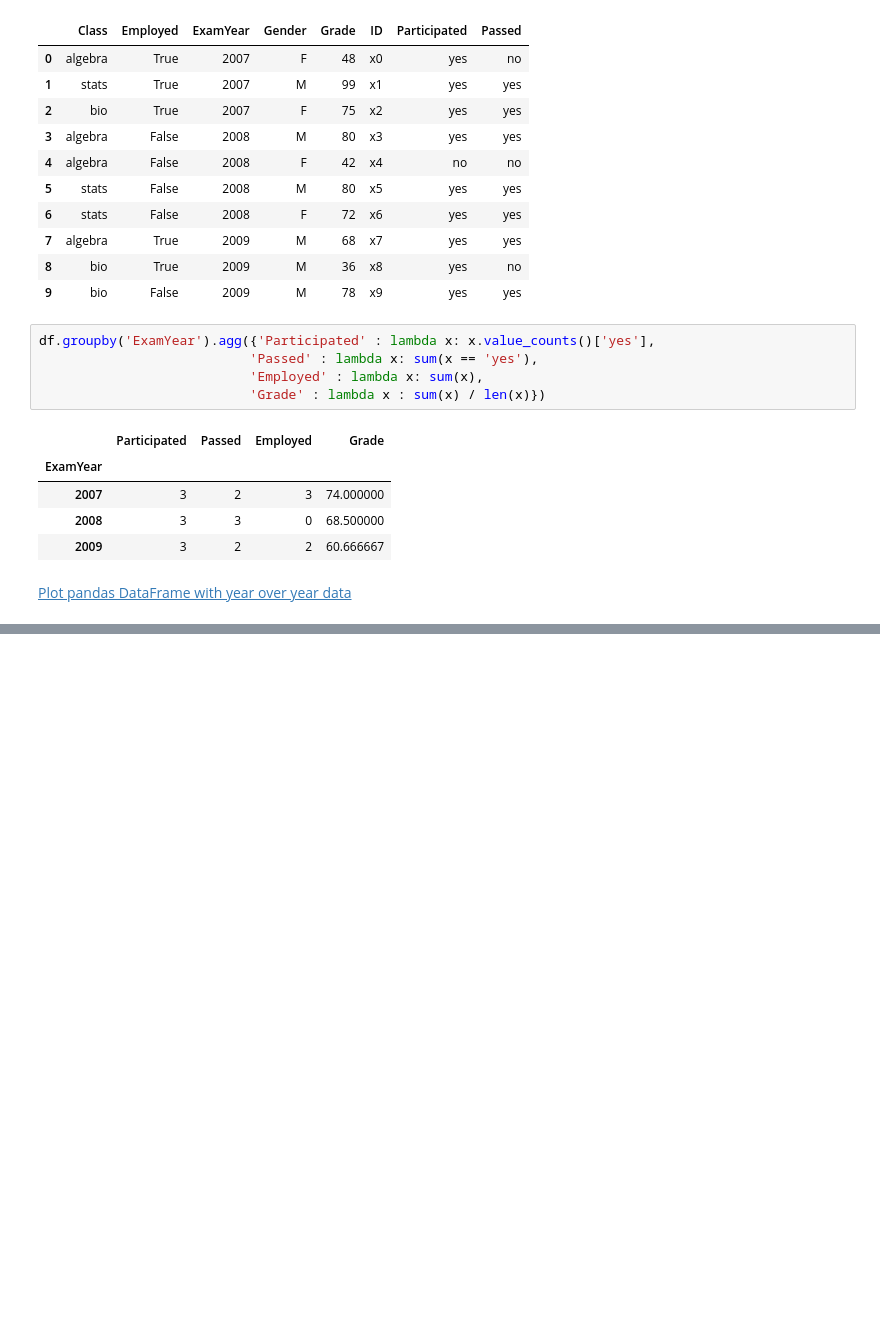
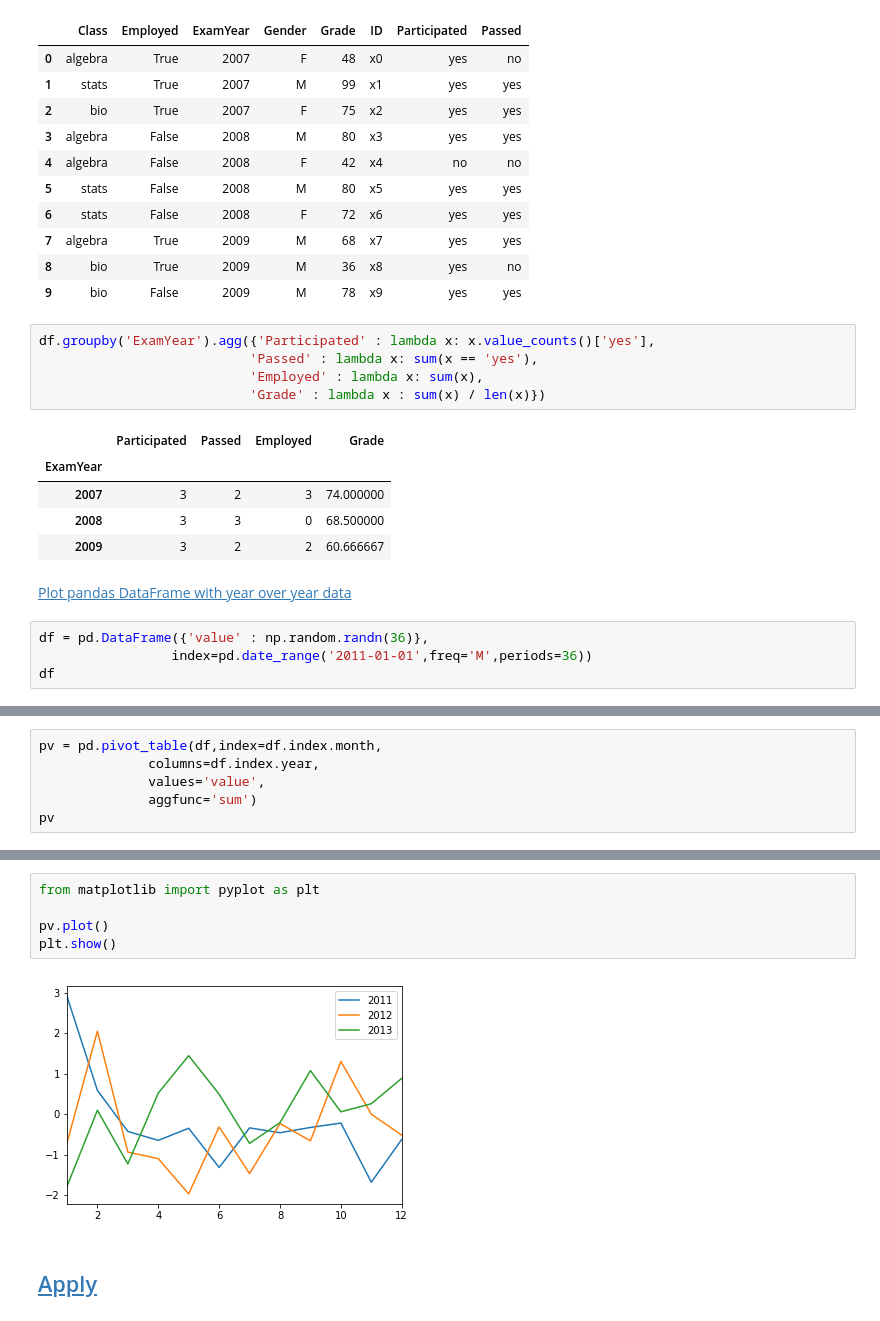
Before and after one commit to bgroveben/python3_machine_learning_projects, a Jupyter notebook: learn_kaggle/pandas/pandas_cookbook.ipynb, the cells around one changed output, grey strips where cells are left out. Saved outputs shown, nothing was run; the diff lists cells and outputs as text; blank space fills up the shorter version.

Commit message:
Use pandas and pyplot to plot a DataFrame populated with year over year data

```diff
--- a/learn_kaggle/pandas/pandas_cookbook.ipynb
+++ b/learn_kaggle/pandas/pandas_cookbook.ipynb
@@ -1294,3 +1295,7 @@ df.groupby('ExamYear').agg({'Participated' : lambda x: x.value_counts()['yes'],
 | 2009 | 3 | 2 | 2 | 60.666667 |
 # %% [markdown]
 [Plot pandas DataFrame with year over year data](https://stackoverflow.com/questions/30379789/plot-pandas-data-frame-with-year-over-year-data)
+# %%
+df = pd.DataFrame({'value' : np.random.randn(36)},
+                 index=pd.date_range('2011-01-01',freq='M',periods=36))
+df
@@ -1296,0 +1320,6 @@ df.groupby('ExamYear').agg({'Participated' : lambda x: x.value_counts()['yes'],
+# %%
+pv = pd.pivot_table(df,index=df.index.month,
+              columns=df.index.year,
+              values='value',
+              aggfunc='sum')
+pv
@@ -1296,0 +1340,9 @@ df.groupby('ExamYear').agg({'Participated' : lambda x: x.value_counts()['yes'],
+# %%
+from matplotlib import pyplot as plt
+
+pv.plot()
+plt.show()
+# %% [output]
+[figure, added]
+# %% [markdown]
+## [Apply](https://pandas.pydata.org/pandas-docs/stable/cookbook.html#apply)
```
Also changed, not shown: parts of 16 cells of this notebook.
